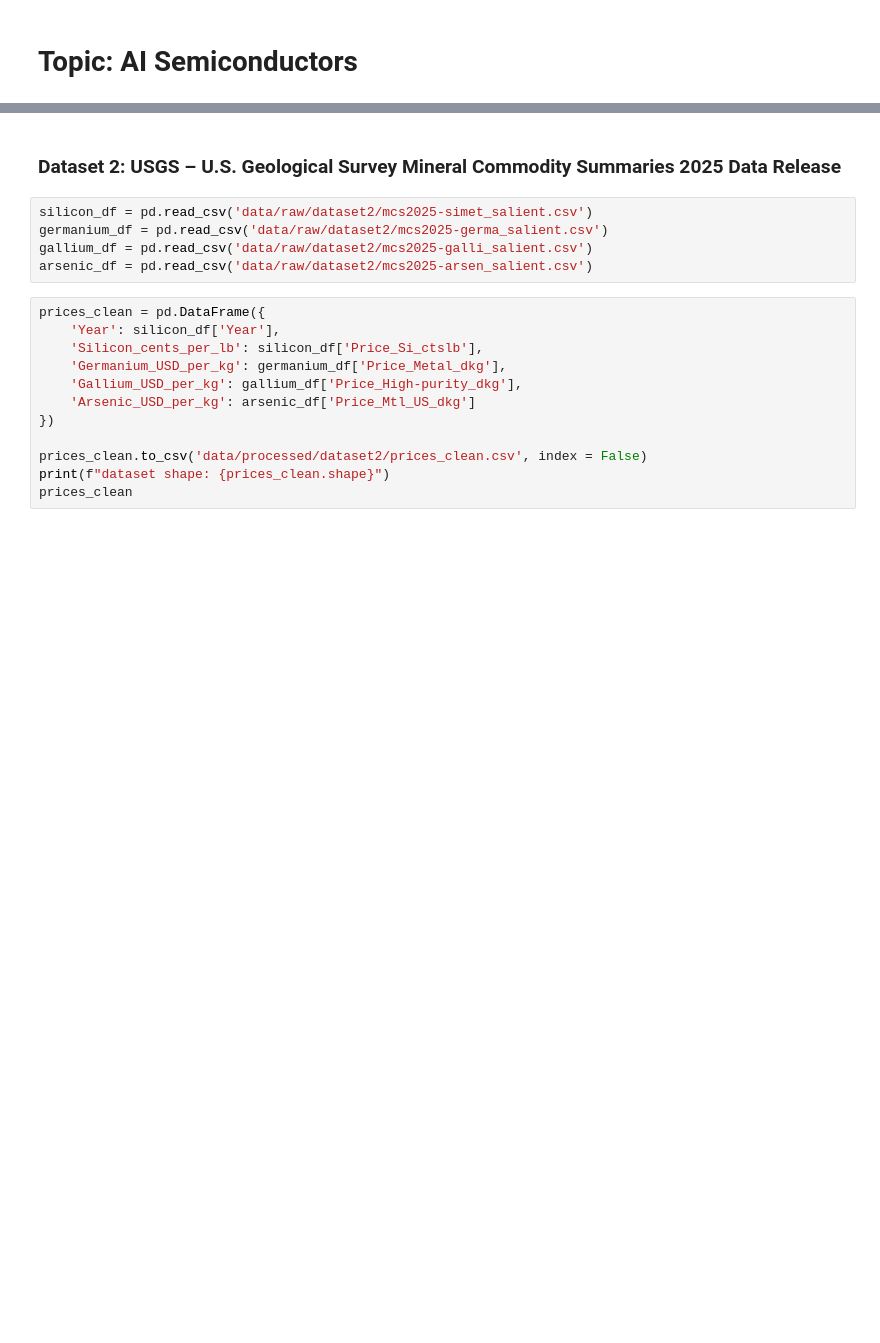
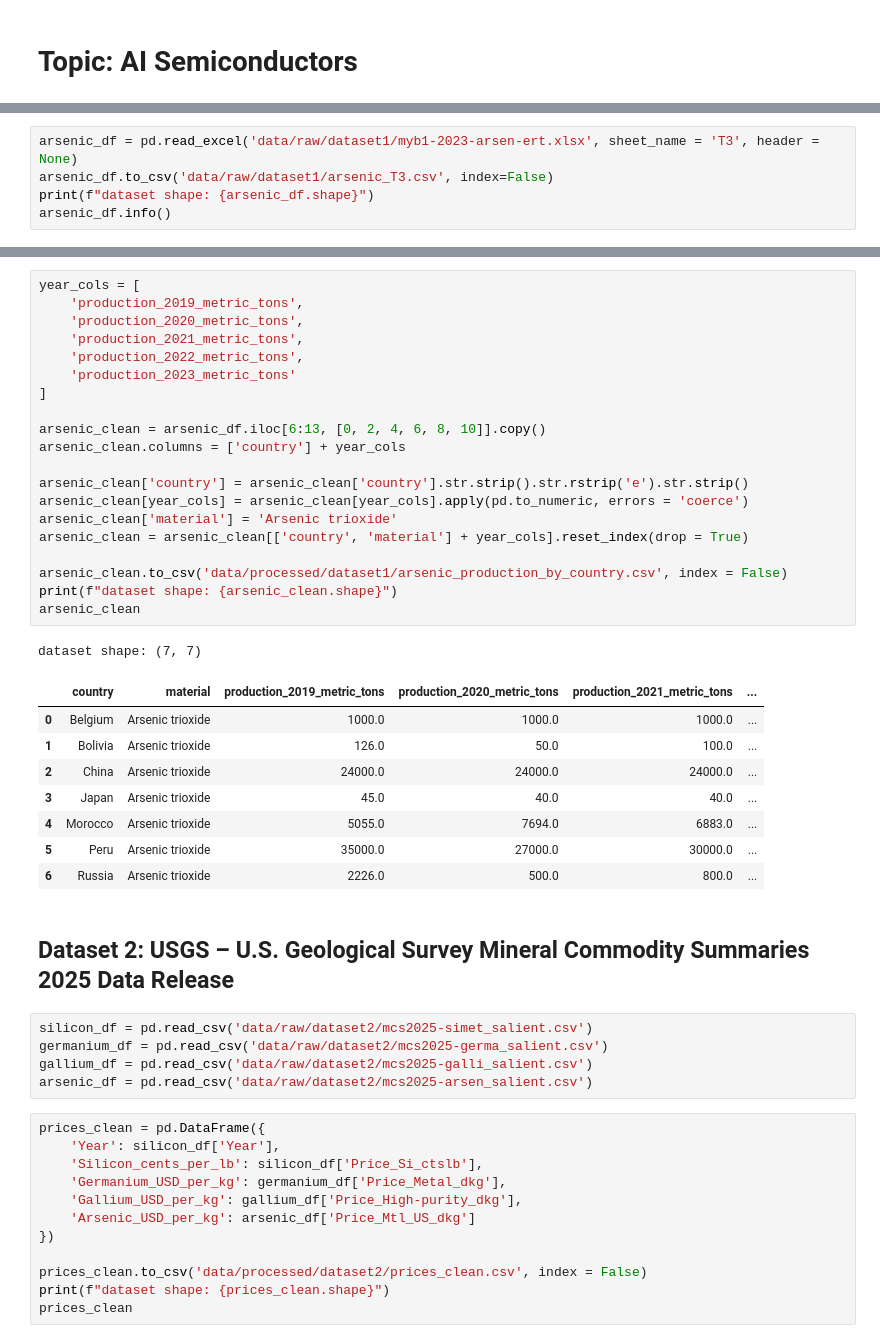
Before and after one commit to ShanJiang08/AI_Semiconductor_Project, a Jupyter notebook: data/data_clean.ipynb, the cells around one changed output, grey strips where cells are left out. Cells and saved outputs as stored; diff of their text form; blank space fills up the shorter version.

```diff
--- a/data/data_clean.ipynb
+++ b/data/data_clean.ipynb
@@ -130,0 +187,5 @@ dataset shape: (630, 3)
+# %%
+arsenic_df = pd.read_excel('data/raw/dataset1/myb1-2023-arsen-ert.xlsx', sheet_name = 'T3', header = None)
+arsenic_df.to_csv('data/raw/dataset1/arsenic_T3.csv', index=False)
+print(f"dataset shape: {arsenic_df.shape}")
+arsenic_df.info()
@@ -131,5 +213,35 @@ dataset shape: (630, 3)
+# %%
+year_cols = [
+    'production_2019_metric_tons',
+    'production_2020_metric_tons',
+    'production_2021_metric_tons',
+    'production_2022_metric_tons',
+    'production_2023_metric_tons'
+]
+
+arsenic_clean = arsenic_df.iloc[6:13, [0, 2, 4, 6, 8, 10]].copy()
+arsenic_clean.columns = ['country'] + year_cols
+
+arsenic_clean['country'] = arsenic_clean['country'].str.strip().str.rstrip('e').str.strip()
+arsenic_clean[year_cols] = arsenic_clean[year_cols].apply(pd.to_numeric, errors = 'coerce')
+arsenic_clean['material'] = 'Arsenic trioxide'
+arsenic_clean = arsenic_clean[['country', 'material'] + year_cols].reset_index(drop = True)
+
+arsenic_clean.to_csv('data/processed/dataset1/arsenic_production_by_country.csv', index = False)
+print(f"dataset shape: {arsenic_clean.shape}")
+arsenic_clean
+# %% [output]
+dataset shape: (7, 7)
+|  | country | material | production_2019_metric_tons | production_2020_metric_tons | production_2021_metric_tons | ... |
+| 0 | Belgium | Arsenic trioxide | 1000.0 | 1000.0 | 1000.0 | ... |
+| 1 | Bolivia | Arsenic trioxide | 126.0 | 50.0 | 100.0 | ... |
+| 2 | China | Arsenic trioxide | 24000.0 | 24000.0 | 24000.0 | ... |
+| 3 | Japan | Arsenic trioxide | 45.0 | 40.0 | 40.0 | ... |
+| 4 | Morocco | Arsenic trioxide | 5055.0 | 7694.0 | 6883.0 | ... |
+| 5 | Peru | Arsenic trioxide | 35000.0 | 27000.0 | 30000.0 | ... |
+| 6 | Russia | Arsenic trioxide | 2226.0 | 500.0 | 800.0 | ... |
 # %% [markdown]
-### **Dataset 2**: USGS – U.S. Geological Survey Mineral Commodity Summaries 2025 Data Release
+## **Dataset 2**: USGS – U.S. Geological Survey Mineral Commodity Summaries 2025 Data Release
 # %%
 silicon_df = pd.read_csv('data/raw/dataset2/mcs2025-simet_salient.csv')
 germanium_df = pd.read_csv('data/raw/dataset2/mcs2025-germa_salient.csv')
```
Also changed, not shown: parts of 37 cells of this notebook.
